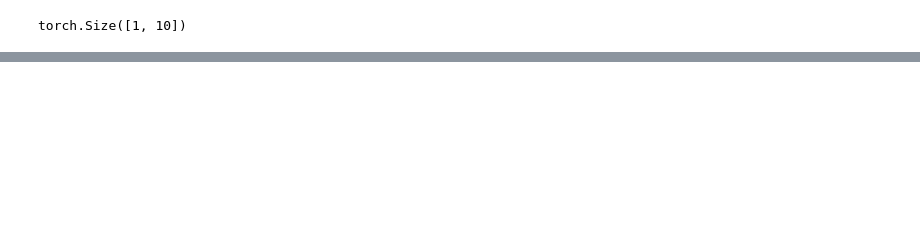
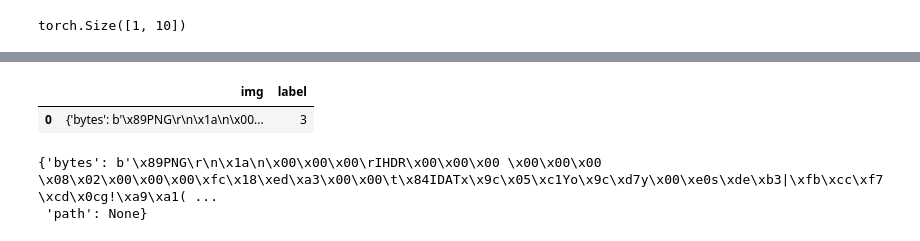
Before and after one commit to alexeivorohov-nn/nn_usu, a Jupyter notebook: LessonsP2/L3_VisionTransformers.ipynb, the cells around one changed output, grey strips where cells are left out. Saved outputs shown, nothing was run; the diff lists cells and outputs as text; code cells hidden in the pictures; blank space fills up the shorter version.

```diff
--- a/LessonsP2/L3_VisionTransformers.ipynb
+++ b/LessonsP2/L3_VisionTransformers.ipynb
@@ -398 +447,12 @@ for split in splits.keys():
+# %%
+df_test = pd.read_parquet('../data/cifar10_test.parquet')
+df_test.head(1)
+# %% [output]
+|  | img | label |
+| 0 | {'bytes': b'\x89PNG\r\n\x1a\n\x00... | 3 |
+# %%
+df_test.iloc[0]['img']
+# %% [output]
+{'bytes': b'\x89PNG\r\n\x1a\n\x00\x00\x00\rIHDR\x00\x00\x00 \x00\x00\x00 \x08\x02\x00\x00\x00\xfc\x18\xed\xa3\x00\x00\t\x84IDATx\x9c\x05\xc1Yo\x9c\xd7y\x00\xe0s\xde\xb3|\xfb\xcc\xf7\xcd\x0cg!\xa9\xa1( ...
+ 'path': None}
 # %%
```
Also changed, not shown: parts of 17 cells of this notebook, 3 other files.
